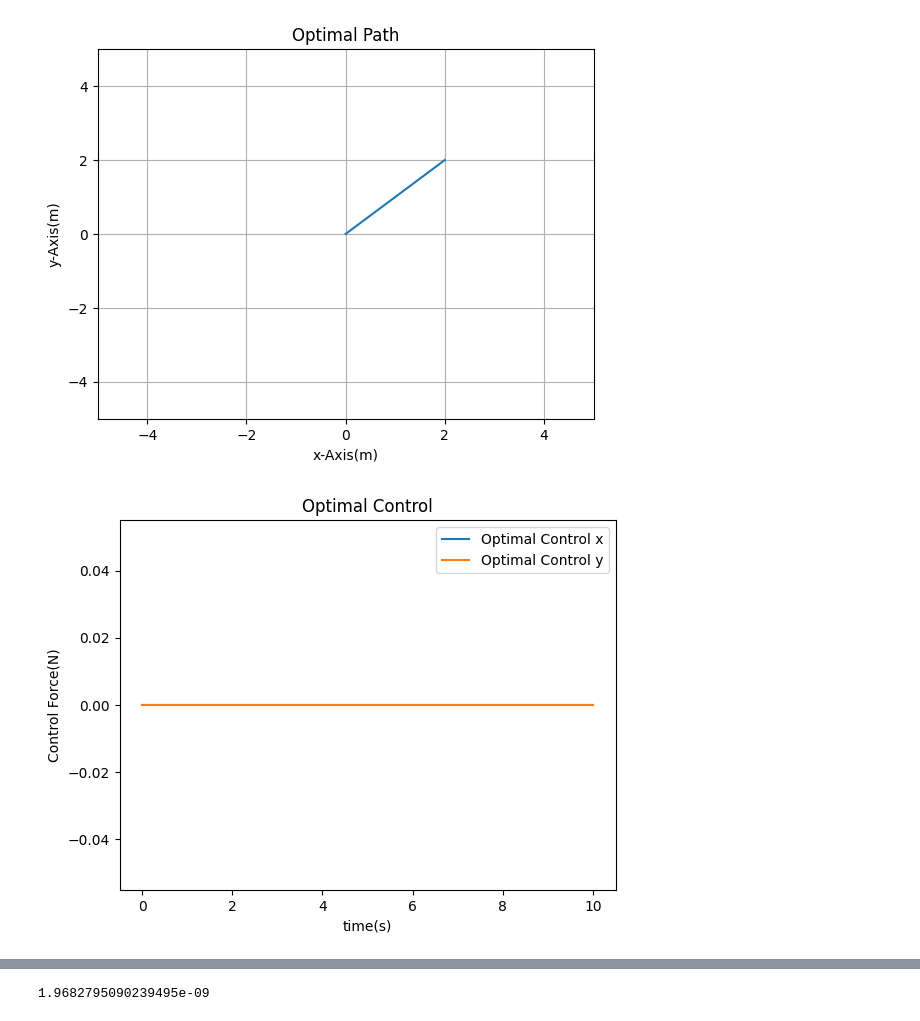
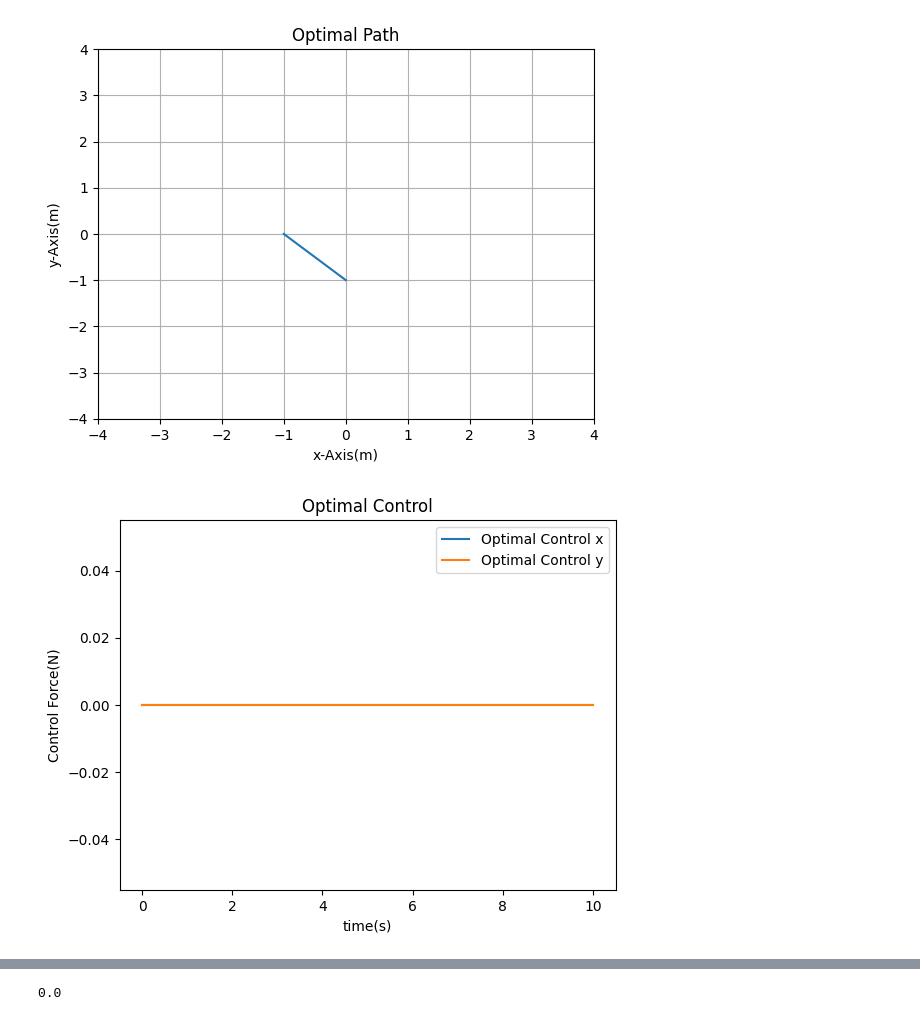
Before and after one commit to NiyiOsinowo/Optimal-Control, a Jupyter notebook: Code/Applications/Trajectory Planning/Particle Trajectory Optimization.ipynb, the cells around one changed output, grey strips where cells are left out. Cells and saved outputs as stored; diff of their text form; code cells hidden in the pictures.

```diff
--- a/Code/Applications/Trajectory Planning/Particle Trajectory Optimization.ipynb
+++ b/Code/Applications/Trajectory Planning/Particle Trajectory Optimization.ipynb
@@ -158,6 +158,10 @@ class ElectrostaticField2D(Field):
 class ChargeInElectricField(EnforceClassTyping, DirectCollocation):
     field: Field
     particle: ClassicalParticle
+    ux_max: float
+    ux_min: float
+    uy_max: float
+    uy_min: float
 
     def __post_init__(self):
       self.time_interval= self.final_time/ (self.n_time_steps-1)
@@ -165,13 +169,16 @@ class ChargeInElectricField(EnforceClassTyping, DirectCollocation):
 
     def objective(self, flattened_trajectory: np.ndarray) -> float:
       position_x, position_y, velocity_x, velocity_y, control_x, control_y = flattened_trajectory.reshape(self.initial_state.size+ np.prod(self.control_dims), self.n_time_steps)
-      positions= np.stack([position_x, position_y], axis=1)
-      field_force= self.particle.charge* np.array([self.field.dynamics(position) for position in positions])
-      field_force_x, field_force_y= field_force.T
-      work= sum((field_force_x**2 +field_force_y**2)/2)
-      effort= sum((control_x**2 +control_y**2)/2)
-      distance= sum((velocity_x**2 +velocity_y**2)/2)*self.time_interval
-      return work
+      # positions= np.stack([position_x, position_y], axis=1)
+      # field_force= self.particle.charge* np.array([self.field.dynamics(position) for position in positions])
+      # field_force_x, field_force_y= field_force.T
+      # work= sum((field_force_x**2 +field_force_y**2)/2)
+      effort= 0.0
+      for t in range(self.n_time_steps-1):
+        effort += (self.time_interval/2)* ((control_x[t]**2 +control_y[t]**2)+ (control_x[t+1]**2 +control_y[t+1]**2))
+      # effort= sum((control_x**2 +control_y**2))
+      # distance= sum((velocity_x**2 +velocity_y**2)/2)*self.time_interval
+      return effort
 
     def state_dynamics(self, state: np.ndarray, time: float, control: np.ndarray):
       """
@@ -216,7 +223,12 @@ class ChargeInElectricField(EnforceClassTyping, DirectCollocation):
                                      self.initial_guess,
                                      method='SLSQP',
                                      constraints=({'type': 'eq', 'fun': self.dynamics_constraint},
-                                                  {'type': 'eq', 'fun': self.boundary_constraints}))
+                                                  {'type': 'eq', 'fun': self.boundary_constraints},
+                                                  {'type': 'ineq', 'fun': lambda z: self.ux_max - z[4*self.n_time_steps:5*self.n_time_steps]},  # u <= u_max
+                                                  {'type': 'ineq', 'fun': lambda z: z[4*self.n_time_steps:5*self.n_time_steps] - self.ux_min},   # u >= u_min)
+                                                  {'type': 'ineq', 'fun': lambda z: self.uy_max - z[5*self.n_time_steps:]},  # u <= u_max
+                                                  {'type': 'ineq', 'fun': lambda z: z[5*self.n_time_steps:] - self.uy_min}   # u >= u_min)
+                                                  ))
         self.optimal_trajectory= solution.x
 
     def plot_trajectory(self, flattened_trajectory: np.ndarray= None):
@@ -225,8 +237,8 @@ class ChargeInElectricField(EnforceClassTyping, DirectCollocation):
       t = np.linspace(0, self.final_time, self.n_time_steps)
       position_x, position_y, velocity_x, velocity_y, control_x, control_y = flattened_trajectory.reshape(self.initial_state.size+ np.prod(self.control_dims), self.n_time_steps)
       plt.plot(position_x, position_y)
-      plt.xlim(-5,5)
-      plt.ylim(-5,5)
+      plt.xlim(-4,4)
+      plt.ylim(-4,4)
       plt.grid(True)
       plt.title('Optimal Path')
       plt.xlabel('x-Axis(m)')
@@ -252,31 +264,31 @@ class ChargeInElectricField(EnforceClassTyping, DirectCollocation):
 # %%
 negative_charge= ClassicalParticle(mass=1e-14, charge= -1e-9)
 positive_charge= ClassicalParticle(mass=1e-14, charge= 1e-9)
 sources = {"Particle": [negative_charge],
-           "Position": [np.array([1.0, 1.0])]}
+           "Position": [np.array([-1.0, -1.0])]}
 
 test_electric_field= ElectrostaticField2D(field_sources=sources)
 
 n_time_steps= 100
 final_time= 10.0
-final_state= np.array([2.0, 2.0, 0.0, 0.0])
-initial_state= np.array([0.0, 0.0, 0.0, 0.0])
-control_dims= (2)
+final_state= np.array([-1.0, 0.0, 0.0, 0.0])
+initial_state= np.array([0.0, -1.0, 0.0, 0.0])
+control_dims= (2,)
 
 initial_guess= np.zeros(n_time_steps*(initial_state.size+ np.prod(control_dims)))
 initial_guess[:n_time_steps] = np.linspace(initial_state[0], final_state[0], n_time_steps)  # xPosition Initial Guess
 initial_guess[n_time_steps:2*n_time_steps] = np.linspace(initial_state[1], final_state[1], n_time_steps)  # yPosition Initial Guess
 initial_guess[2*n_time_steps:3*n_time_steps] = np.linspace(initial_state[2], final_state[2], n_time_steps)  # xVelocity Initial Guess
 initial_guess[3*n_time_steps:4*n_time_steps] = np.linspace(initial_state[3], final_state[3], n_time_steps)  # yVelocity Initial Guess
 
-Dc= ChargeInElectricField(n_time_steps, final_time, initial_state, final_state, control_dims, initial_guess, test_electric_field, negative_charge)
+Dc= ChargeInElectricField(n_time_steps, final_time, initial_state, final_state, control_dims, initial_guess, test_electric_field, negative_charge, 1e-8, -1e-8, 1e-8, -1e-8)
 Dc.plot_trajectory(initial_guess)
 Dc.objective(initial_guess)
 # %% [output]
-[figure, old version]
+[figure, new version]
 [figure]
 [figure]
-1.9682795090239495e-09
+0.0
 # %%
 Dc.solve()
 Dc.plot_trajectory()
```
Also changed, not shown: parts of 2 cells of this notebook, 7 other files.
